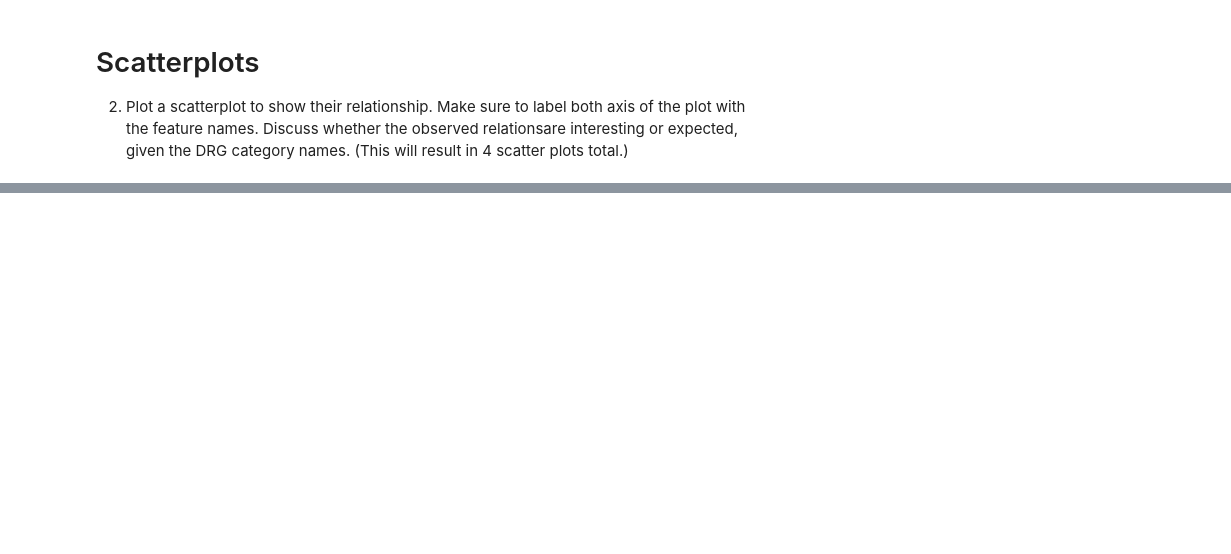
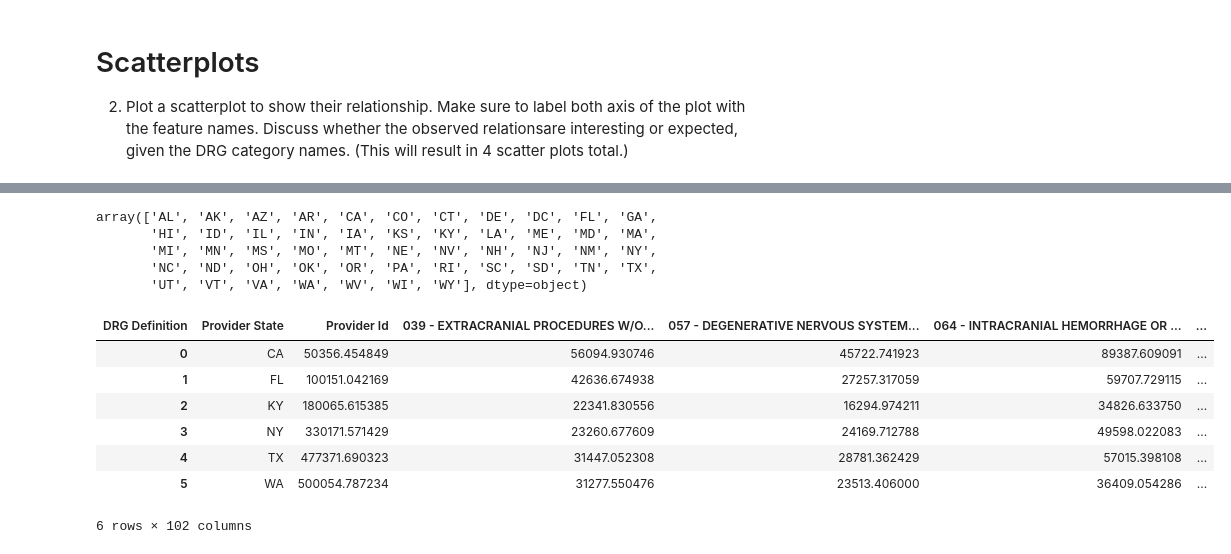
Before and after one commit to elauser/DataAnalytics-MedicareData, a Jupyter notebook: Transforming Data.ipynb, the cells around one changed output, grey strips where cells are left out. Cells and saved outputs as stored; diff of their text form; code cells hidden in the pictures; blank space fills up the shorter version.

```diff
--- a/Transforming Data.ipynb
+++ b/Transforming Data.ipynb
@@ -14,5 +14,6 @@ df[' Average Covered Charges '] = df[' Average Covered Charges '].str[1:].astype
 pv = df.pivot(index=['Provider Id', 'Provider State'],
               values=' Average Covered Charges ',
               columns='DRG Definition')
-print(pv)
+pv = pv.reset_index()
+pv.head(2)
 # %% [output]
@@ -111,0 +86,23 @@ fig.show()
+# %%
+pv['Provider State'].unique()
+# CA, TX, NY, FL, WA, KY
+# %% [output]
+array(['AL', 'AK', 'AZ', 'AR', 'CA', 'CO', 'CT', 'DE', 'DC', 'FL', 'GA',
+       'HI', 'ID', 'IL', 'IN', 'IA', 'KS', 'KY', 'LA', 'ME', 'MD', 'MA',
+       'MI', 'MN', 'MS', 'MO', 'MT', 'NE', 'NV', 'NH', 'NJ', 'NM', 'NY',
+       'NC', 'ND', 'OH', 'OK', 'OR', 'PA', 'RI', 'SC', 'SD', 'TN', 'TX',
+       'UT', 'VT', 'VA', 'WA', 'WV', 'WI', 'WY'], dtype=object)
+# %%
+pv = pv[pv['Provider State'].isin(['CA', 'TX', 'NY', 'FL', 'WA', 'KY'])]
+# %%
+group = pv.groupby('Provider State').mean().reset_index()
+group
+# %% [output]
+| DRG Definition | Provider State | Provider Id | 039 - EXTRACRANIAL PROCEDURES W/O... | 057 - DEGENERATIVE NERVOUS SYSTEM... | 064 - INTRACRANIAL HEMORRHAGE OR ... | ... |
+| 0 | CA | 50356.454849 | 56094.930746 | 45722.741923 | 89387.609091 | ... |
+| 1 | FL | 100151.042169 | 42636.674938 | 27257.317059 | 59707.729115 | ... |
+| 2 | KY | 180065.615385 | 22341.830556 | 16294.974211 | 34826.633750 | ... |
+| 3 | NY | 330171.571429 | 23260.677609 | 24169.712788 | 49598.022083 | ... |
+| 4 | TX | 477371.690323 | 31447.052308 | 28781.362429 | 57015.398108 | ... |
+| 5 | WA | 500054.787234 | 31277.550476 | 23513.406000 | 36409.054286 | ... |
+6 rows × 102 columns
```
Also changed, not shown: parts of 14 cells of this notebook, 1 other file.
